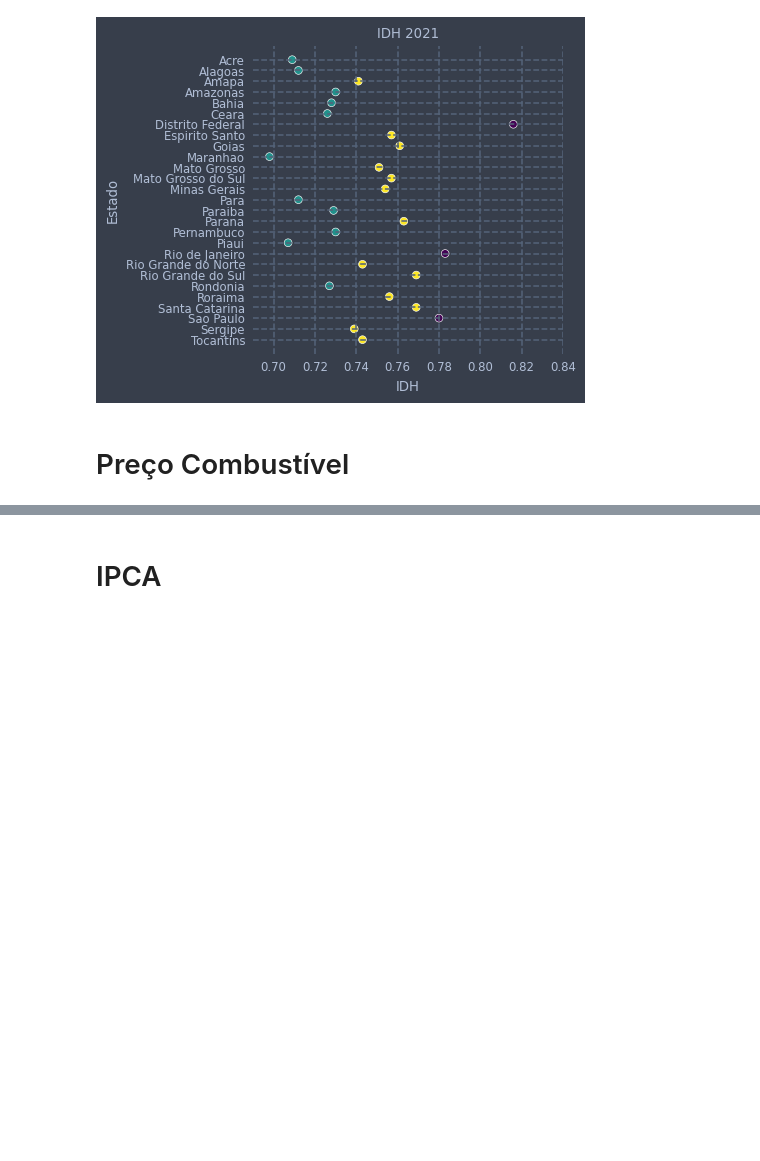
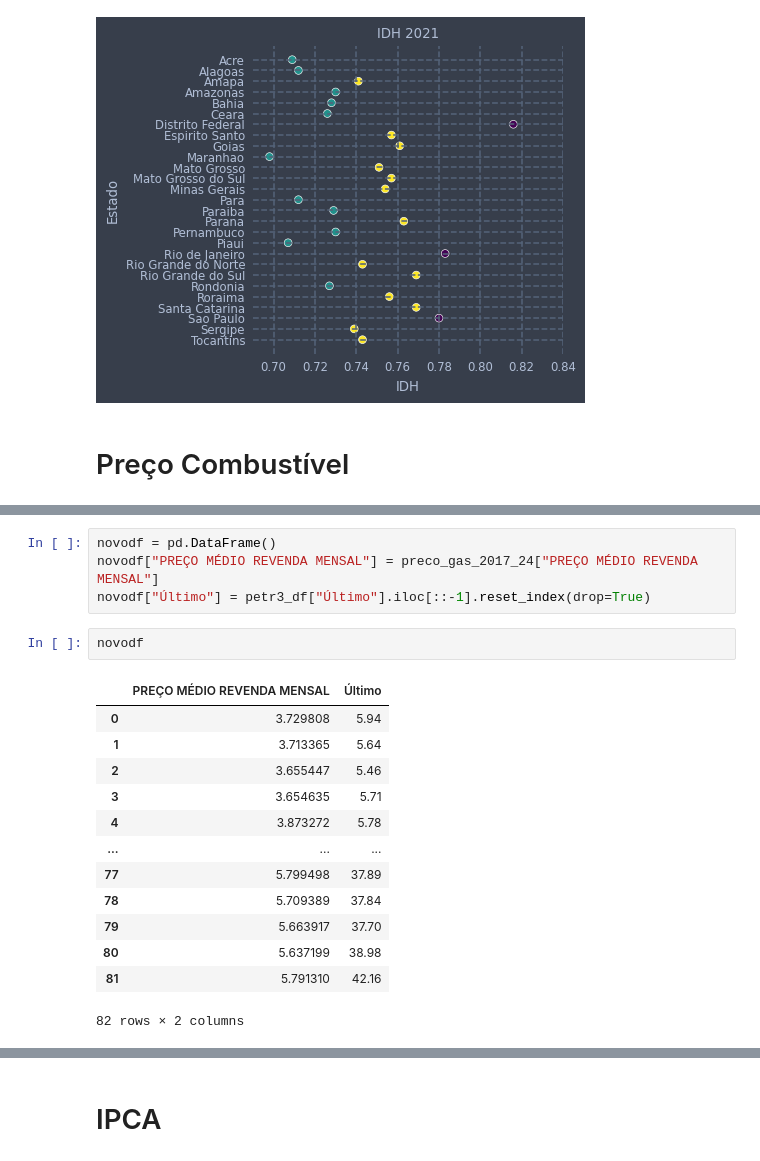
Before and after one commit to DjallenDias/IDSProject, a Jupyter notebook: notebook.ipynb, the cells around one changed output, grey strips where cells are left out. Saved outputs shown, nothing was run; the diff lists cells and outputs as text; blank space fills up the shorter version.

```diff
--- a/notebook.ipynb
+++ b/notebook.ipynb
@@ -532,0 +386,20 @@ plt.show()
+# %%
+novodf = pd.DataFrame()
+novodf["PREÇO MÉDIO REVENDA MENSAL"] = preco_gas_2017_24["PREÇO MÉDIO REVENDA MENSAL"]
+novodf["Último"] = petr3_df["Último"].iloc[::-1].reset_index(drop=True)
+# %%
+novodf
+# %% [output]
+|  | PREÇO MÉDIO REVENDA MENSAL | Último |
+| 0 | 3.729808 | 5.94 |
+| 1 | 3.713365 | 5.64 |
+| 2 | 3.655447 | 5.46 |
+| 3 | 3.654635 | 5.71 |
+| 4 | 3.873272 | 5.78 |
+| ... | ... | ... |
+| 77 | 5.799498 | 37.89 |
+| 78 | 5.709389 | 37.84 |
+| 79 | 5.663917 | 37.70 |
+| 80 | 5.637199 | 38.98 |
+| 81 | 5.791310 | 42.16 |
+82 rows × 2 columns
```
Also changed, not shown: parts of 36 cells of this notebook, 9 other files.
